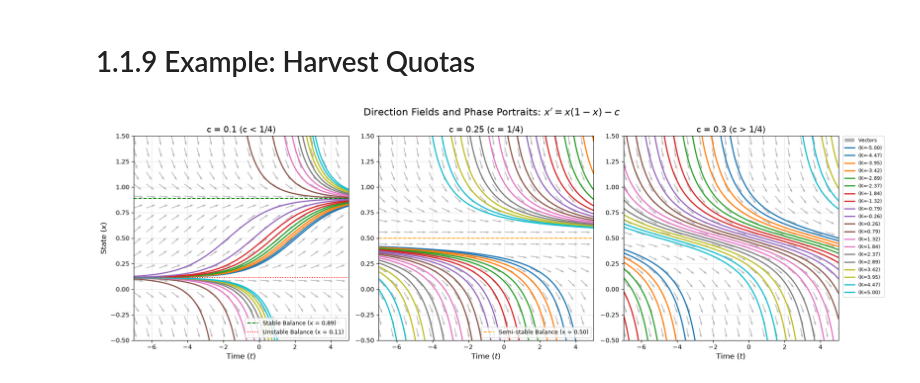
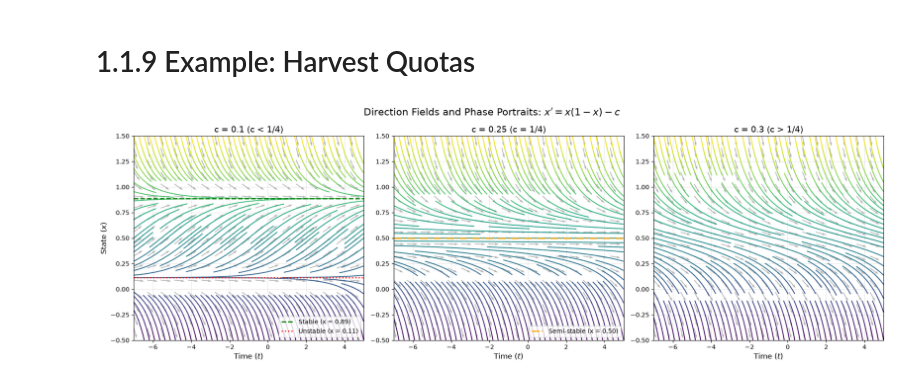
Before and after one commit to Ederson-Passos/ode_arnold, a Jupyter notebook: chapter_1/1.1.9_example_harvest-quotas.ipynb, the cells around one changed output. Drawn from its saved outputs; the diff is of its cells as text; code cells hidden in the pictures.

Commit message:
Direction fields and phase velocity field of harvest quotas for c.

```diff
--- a/chapter_1/1.1.9_example_harvest-quotas.ipynb
+++ b/chapter_1/1.1.9_example_harvest-quotas.ipynb
@@ -14,80 +14,57 @@ titles = ["c = 0.1 (c < 1/4)", "c = 0.25 (c = 1/4)", "c = 0.3 (c > 1/4)"]
 
 fig, axes = plt.subplots(1, 3, figsize=(18, 6))
 
-t_sol = np.linspace(-7, 5, 400)
-K_values = np.linspace(-5.0, 5.0, 20)
-colors = plt.cm.tab10(np.linspace(0, 1, len(K_values)))
-
 for i, c in enumerate(c_values):
     ax = axes[i]
 
     # 2. ODE Vectors Components: x' = x(1 - x) - c
-    dT = np.ones_like(T)
+    dT = np.ones_like(T)  # Time's variation is uniform
     dX = X * (1 - X) - c
 
-    # Normalization
+    # Normalization for all vectors that has equal sizes
     magnitude = np.sqrt(dT**2 + dX**2)
     dT_norm = dT / magnitude
     dX_norm = dX / magnitude
 
-    # Direction field
+    # Direction field (setas)
     ax.quiver(T, X, dT_norm, dX_norm, color='gray', alpha=0.6,
-               angles='xy', scale=22, label='Vectors' if i==2 else None)
+               angles='xy', scale=22)
 
-    # 3. Integral curves analytically
-    for j, K in enumerate(K_values):
-        if c < 0.25:
-            A = 2 * np.sqrt(0.25 - c)
-            r1 = 0.5 + A / 2
-            r2 = 0.5 - A / 2
+    # 3. Preparation of integral curves using streamplot (linhas densas e contínuas)
+    t_fine = np.linspace(-7, 5, 150)
+    x_fine = np.linspace(-0.5, 1.5, 150)
+    T_fine, X_fine = np.meshgrid(t_fine, x_fine)
+    dT_fine = np.ones_like(T_fine)
+    dX_fine = X_fine * (1 - X_fine) - c
 
-            denom = 1 - K * np.exp(-A * t_sol)
-            x_sol = (r1 - r2 * K * np.exp(-A * t_sol)) / denom
-
-            # Mask asymptotes
-            x_sol[np.abs(denom) < 0.05] = np.nan
-
-        elif c == 0.25:
-            denom = t_sol + K
-            x_sol = 0.5 + 1 / denom
-
-            # Mask asymptotes
-            x_sol[np.abs(denom) < 0.05] = np.nan
-
-        else: # c > 0.25
-            D = np.sqrt(c - 0.25)
-            x_sol = 0.5 - D * np.tan(D * (t_sol + K))
-
-            # Mask asymptotes
-            x_sol[np.abs(np.cos(D * (t_sol + K))) < 0.05] = np.nan
-
-        ax.plot(t_sol, x_sol, color=colors[j], linewidth=2, label=f'(K={K:.2f})' if i==2 else None)
+    # streamplot para gerar a sensação de "fluxo contínuo"
+    # arrowstyle='-' retira as flechas das linhas azuis, mantendo-as contínuas
+    # color=X_fine cria um efeito de mapa de cores
+    strm = ax.streamplot(T_fine, X_fine, dT_fine, dX_fine, color=X_fine, cmap='viridis', density=1.5, linewidth=1.5, arrowstyle='-')
 
     # Balance Lines (Where x' = 0)
     if c < 0.25:
         eq1 = 0.5 + np.sqrt(0.25 - c)
         eq2 = 0.5 - np.sqrt(0.25 - c)
-        ax.axhline(eq1, color='green', linestyle='--', linewidth=1.5, label=f'Stable Balance (x = {eq1:.2f})' if i==0 else None)
-        ax.axhline(eq2, color='red', linestyle=':', linewidth=1.5, label=f'Unstable Balance (x = {eq2:.2f})' if i==0 else None)
-        if i==0: ax.legend(loc='lower right', fontsize=9)
+        ax.axhline(eq1, color='green', linestyle='--', linewidth=2, label=f'Stable (x = {eq1:.2f})')
+        ax.axhline(eq2, color='red', linestyle=':', linewidth=2, label=f'Unstable (x = {eq2:.2f})')
     elif c == 0.25:
         eq = 0.5
-        ax.axhline(eq, color='orange', linestyle='--', linewidth=1.5, label=f'Semi-stable Balance (x = {eq:.2f})' if i==1 else None)
-        if i==1: ax.legend(loc='lower right', fontsize=9)
+        ax.axhline(eq, color='orange', linestyle='-.', linewidth=2, label=f'Semi-stable (x = {eq:.2f})')
 
+    # Additional visual configurations
     ax.set_title(titles[i], fontsize=14)
     ax.set_xlabel("Time ($t$)", fontsize=12)
     if i == 0:
         ax.set_ylabel("State ($x$)", fontsize=12)
     ax.set_xlim(-7, 5)
     ax.set_ylim(-0.5, 1.5)
     ax.grid(True, alpha=0.3)
-
-# Add legend for the last subplot (K values) outside
-axes[2].legend(loc='upper left', bbox_to_anchor=(1.02, 1), borderaxespad=0, fontsize=8)
+    if c <= 0.25:
+        ax.legend(loc='lower right')
 
 plt.suptitle("Direction Fields and Phase Portraits: $x' = x(1-x) - c$", fontsize=16)
 plt.tight_layout()
 plt.show()
 # %% [output]
-[figure, old version]
+[figure, new version]
```
